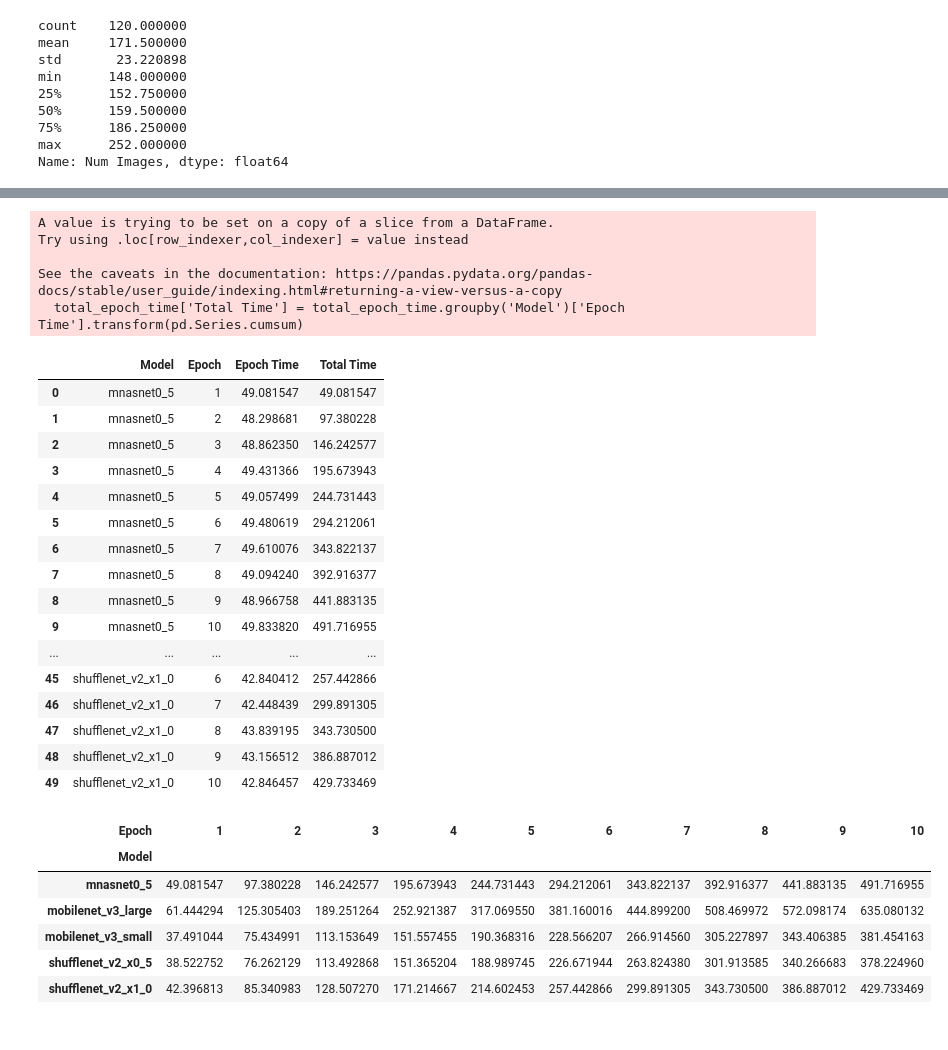
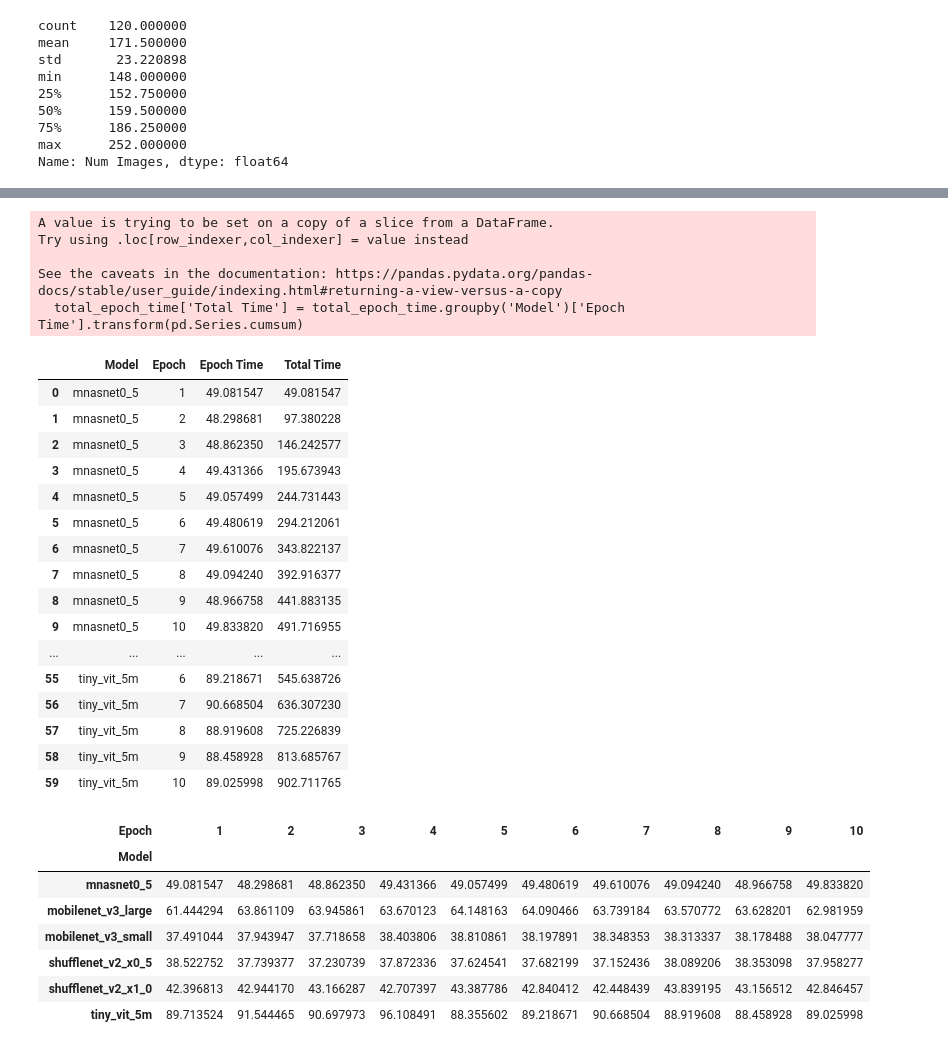
Before and after one commit to UVA-MLSys/Big-Data-Systems, a Jupyter notebook: Team 11/data_viz.ipynb, the cells around one changed output, grey strips where cells are left out. Cells and saved outputs as stored; diff of their text form; code cells hidden in the pictures.

```diff
--- a/Team 11/data_viz.ipynb
+++ b/Team 11/data_viz.ipynb
@@ -73,6 +73,7 @@ mobilenet_small_df = pd.read_csv('Results/mobilenet_v3_small.pth.csv')
 shufflenet_x0_5_df = pd.read_csv('Results/shufflenet_v2_x0_5.pth.csv')
 shufflenet_x1_0_df = pd.read_csv('Results/shufflenet_v2_x1_0.pth.csv')
 tiny_vit_5m_df = pd.read_csv('Results/tiny_vit_5m.pth.csv')
+tiny_vit_5m_df = tiny_vit_5m_df.drop(list(range(10,25)), axis = 0)
 # %%
 train_df = pd.concat([mnasnet_df,
                       mobilenet_large_df,
@@ -132,19 +138,21 @@ See the caveats in the documentation: https://pandas.pydata.org/pandas-docs/stab
 | 8 | mnasnet0_5 | 9 | 48.966758 | 441.883135 |
 | 9 | mnasnet0_5 | 10 | 49.833820 | 491.716955 |
 | ... | ... | ... | ... | ... |
-| 45 | shufflenet_v2_x1_0 | 6 | 42.840412 | 257.442866 |
-| 46 | shufflenet_v2_x1_0 | 7 | 42.448439 | 299.891305 |
-| 47 | shufflenet_v2_x1_0 | 8 | 43.839195 | 343.730500 |
-| 48 | shufflenet_v2_x1_0 | 9 | 43.156512 | 386.887012 |
-| 49 | shufflenet_v2_x1_0 | 10 | 42.846457 | 429.733469 |
+| 55 | tiny_vit_5m | 6 | 89.218671 | 545.638726 |
+| 56 | tiny_vit_5m | 7 | 90.668504 | 636.307230 |
+| 57 | tiny_vit_5m | 8 | 88.919608 | 725.226839 |
+| 58 | tiny_vit_5m | 9 | 88.458928 | 813.685767 |
+| 59 | tiny_vit_5m | 10 | 89.025998 | 902.711765 |
 # %%
-pivot_df = total_epoch_time.pivot(index = 'Model', columns='Epoch', values='Total Time')
+pivot_df = total_epoch_time.pivot(index = 'Model', columns='Epoch', values='Epoch Time')
+pivot_df = pivot_df
 pivot_df
 # %% [output]
 | Epoch | 1 | 2 | 3 | 4 | 5 | 6 | 7 | 8 | 9 | 10 |
 | Model |  |  |  |  |  |  |  |  |  |  |
-| mnasnet0_5 | 49.081547 | 97.380228 | 146.242577 | 195.673943 | 244.731443 | 294.212061 | 343.822137 | 392.916377 | 441.883135 | 491.716955 |
-| mobilenet_v3_large | 61.444294 | 125.305403 | 189.251264 | 252.921387 | 317.069550 | 381.160016 | 444.899200 | 508.469972 | 572.098174 | 635.080132 |
-| mobilenet_v3_small | 37.491044 | 75.434991 | 113.153649 | 151.557455 | 190.368316 | 228.566207 | 266.914560 | 305.227897 | 343.406385 | 381.454163 |
-| shufflenet_v2_x0_5 | 38.522752 | 76.262129 | 113.492868 | 151.365204 | 188.989745 | 226.671944 | 263.824380 | 301.913585 | 340.266683 | 378.224960 |
-| shufflenet_v2_x1_0 | 42.396813 | 85.340983 | 128.507270 | 171.214667 | 214.602453 | 257.442866 | 299.891305 | 343.730500 | 386.887012 | 429.733469 |
+| mnasnet0_5 | 49.081547 | 48.298681 | 48.862350 | 49.431366 | 49.057499 | 49.480619 | 49.610076 | 49.094240 | 48.966758 | 49.833820 |
+| mobilenet_v3_large | 61.444294 | 63.861109 | 63.945861 | 63.670123 | 64.148163 | 64.090466 | 63.739184 | 63.570772 | 63.628201 | 62.981959 |
+| mobilenet_v3_small | 37.491044 | 37.943947 | 37.718658 | 38.403806 | 38.810861 | 38.197891 | 38.348353 | 38.313337 | 38.178488 | 38.047777 |
+| shufflenet_v2_x0_5 | 38.522752 | 37.739377 | 37.230739 | 37.872336 | 37.624541 | 37.682199 | 37.152436 | 38.089206 | 38.353098 | 37.958277 |
+| shufflenet_v2_x1_0 | 42.396813 | 42.944170 | 43.166287 | 42.707397 | 43.387786 | 42.840412 | 42.448439 | 43.839195 | 43.156512 | 42.846457 |
+| tiny_vit_5m | 89.713524 | 91.544465 | 90.697973 | 96.108491 | 88.355602 | 89.218671 | 90.668504 | 88.919608 | 88.458928 | 89.025998 |
```
Also changed, not shown: parts of 6 cells of this notebook, 1 other file.
